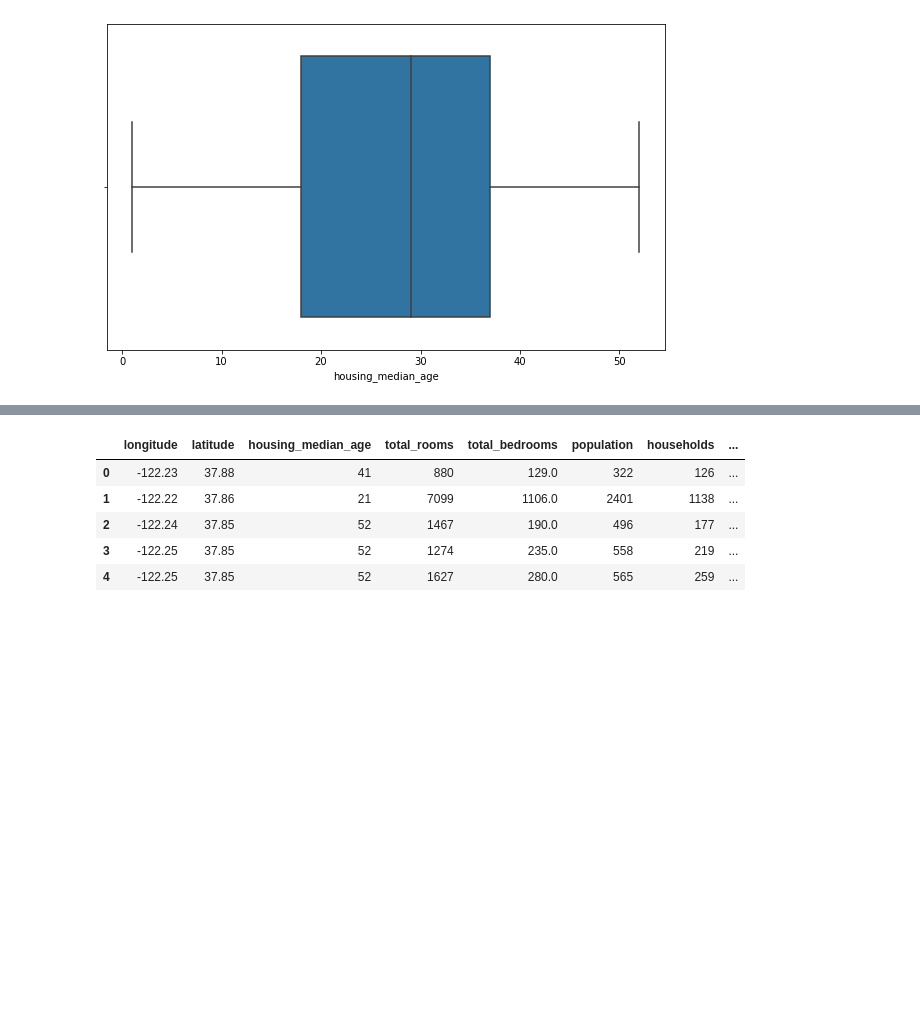
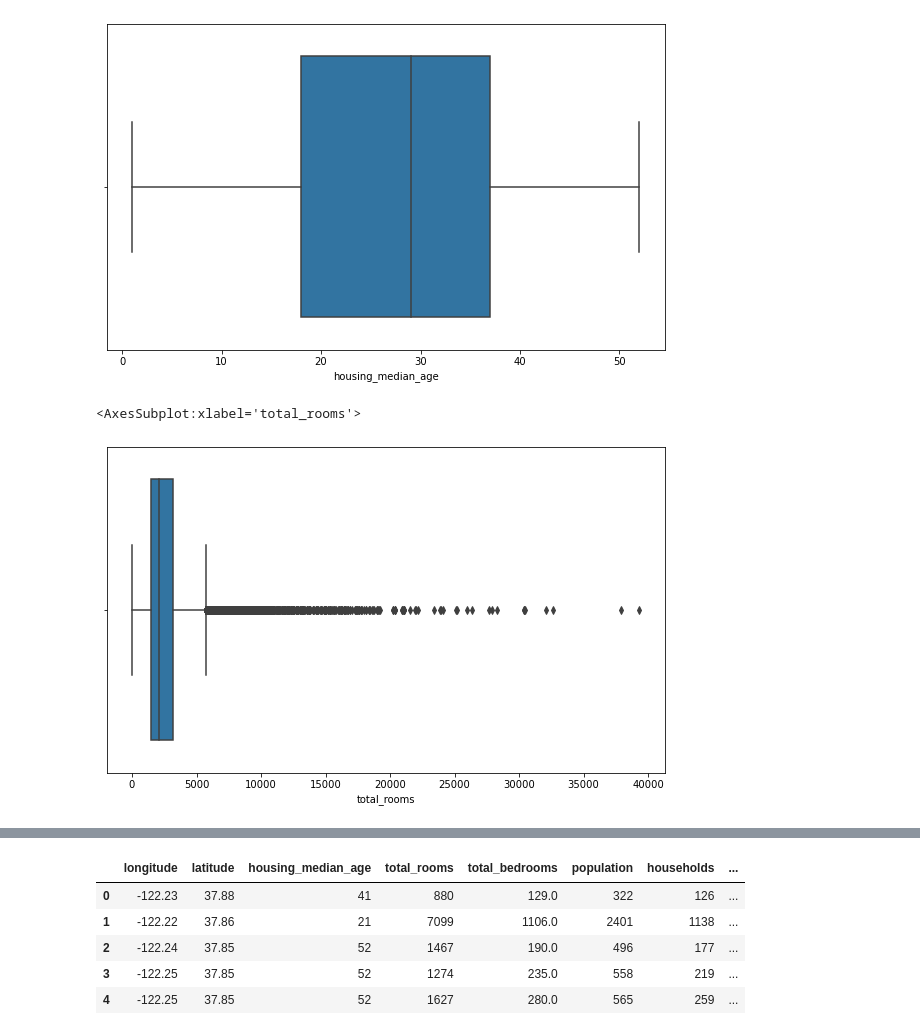
Before and after one commit to zeeshan-arif/California-Housing-Price, a Jupyter notebook: California_housing_price_prediction.ipynb, the cells around one changed output, grey strips where cells are left out. Drawn from its saved outputs; the diff is of its cells as text; code cells hidden in the pictures; blank space fills up the shorter version.

```diff
--- a/California_housing_price_prediction.ipynb
+++ b/California_housing_price_prediction.ipynb
@@ -237,3 +238,11 @@ sns.boxplot(data["housing_median_age"])
 # %% [output]
 <AxesSubplot:xlabel='housing_median_age'>
 [figure]
+# %%
+## total_rooms column
+plt.figure(figsize=(10,6))
+
+sns.boxplot(data["total_rooms"])
+# %% [output]
+<AxesSubplot:xlabel='total_rooms'>
+[figure, added]
```
Also changed, not shown: parts of 6 cells of this notebook.
